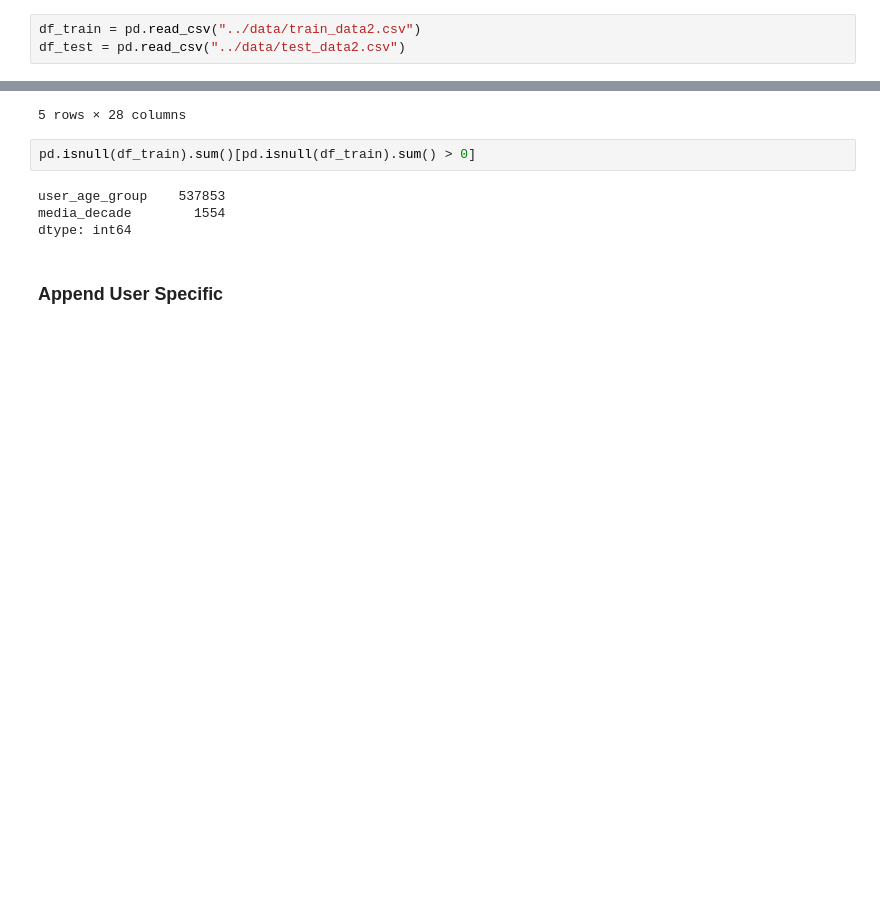
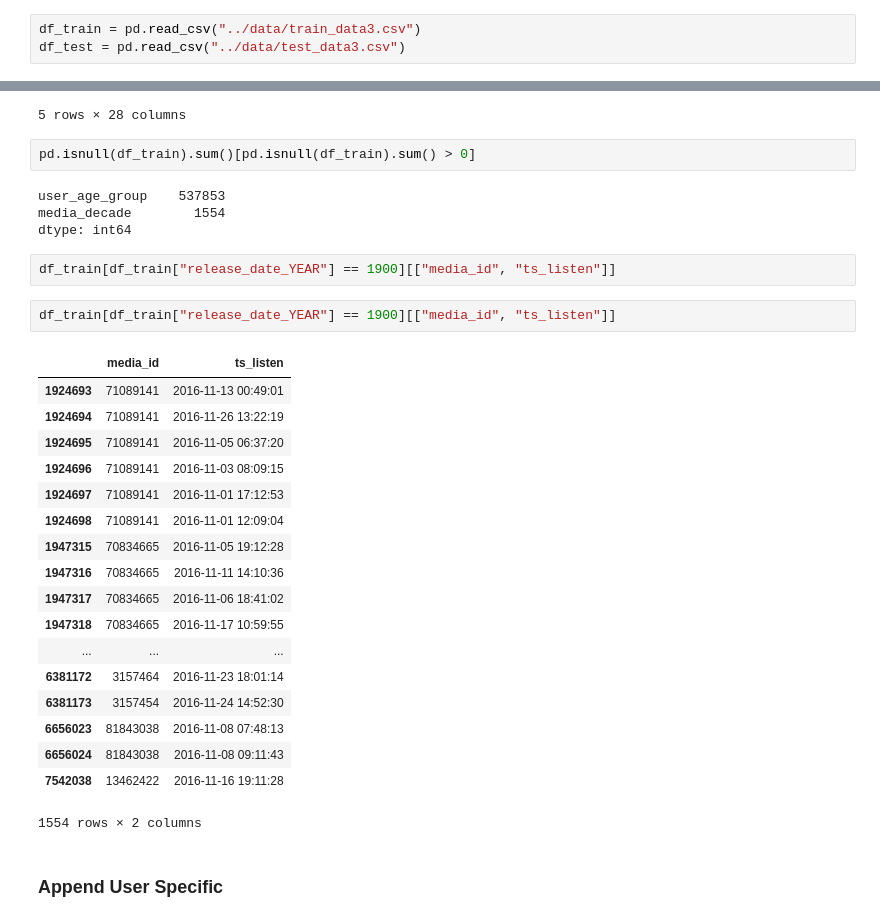
Before and after one commit to wandersoncferreira/DataScienceGame2017, a Jupyter notebook: moneda/3-Simple Model + User Specific.ipynb, the cells around one changed output, grey strips where cells are left out. Saved outputs shown, nothing was run; the diff lists cells and outputs as text; blank space fills up the shorter version.

```diff
--- a/moneda/3-Simple Model + User Specific.ipynb
+++ b/moneda/3-Simple Model + User Specific.ipynb
@@ -21,8 +21,8 @@ Data fields
 # %%
 import pandas as pd
 # %%
-df_train = pd.read_csv("../data/train_data2.csv")
-df_test = pd.read_csv("../data/test_data2.csv")
+df_train = pd.read_csv("../data/train_data3.csv")
+df_test = pd.read_csv("../data/test_data3.csv")
 # %%
 df_train.columns
 # %% [output]
@@ -55,6 +55,29 @@ pd.isnull(df_train).sum()[pd.isnull(df_train).sum() > 0]
 user_age_group    537853
 media_decade        1554
 dtype: int64
+# %%
+df_train[df_train["release_date_YEAR"] == 1900][["media_id", "ts_listen"]]
+# %%
+df_train[df_train["release_date_YEAR"] == 1900][["media_id", "ts_listen"]]
+# %% [output]
+|  | media_id | ts_listen |
+| 1924693 | 71089141 | 2016-11-13 00:49:01 |
+| 1924694 | 71089141 | 2016-11-26 13:22:19 |
+| 1924695 | 71089141 | 2016-11-05 06:37:20 |
+| 1924696 | 71089141 | 2016-11-03 08:09:15 |
+| 1924697 | 71089141 | 2016-11-01 17:12:53 |
+| 1924698 | 71089141 | 2016-11-01 12:09:04 |
+| 1947315 | 70834665 | 2016-11-05 19:12:28 |
+| 1947316 | 70834665 | 2016-11-11 14:10:36 |
+| 1947317 | 70834665 | 2016-11-06 18:41:02 |
+| 1947318 | 70834665 | 2016-11-17 10:59:55 |
+| ... | ... | ... |
+| 6381172 | 3157464 | 2016-11-23 18:01:14 |
+| 6381173 | 3157454 | 2016-11-24 14:52:30 |
+| 6656023 | 81843038 | 2016-11-08 07:48:13 |
+| 6656024 | 81843038 | 2016-11-08 09:11:43 |
+| 7542038 | 13462422 | 2016-11-16 19:11:28 |
+1554 rows × 2 columns
 # %% [markdown]
 ### Append User Specific
 # %%
```
Also changed, not shown: parts of 1 cell of this notebook, 2 other files.
